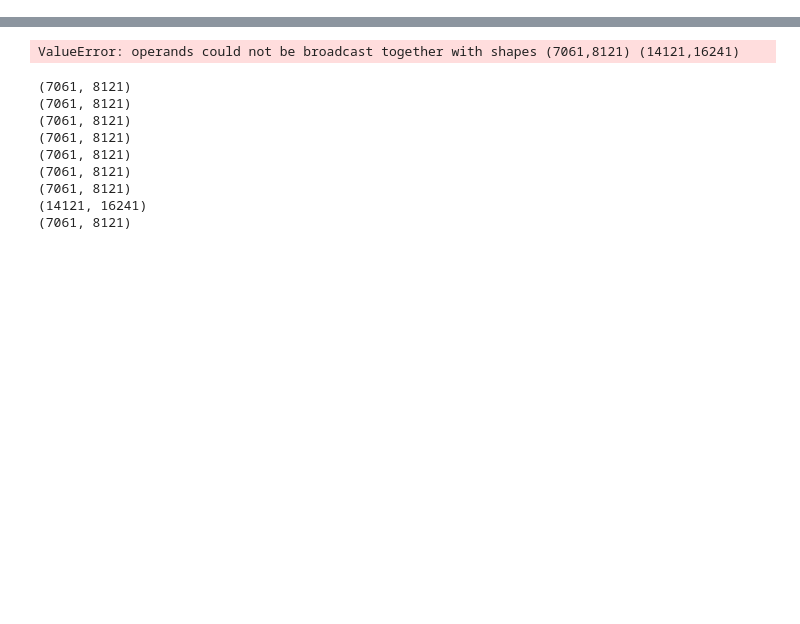
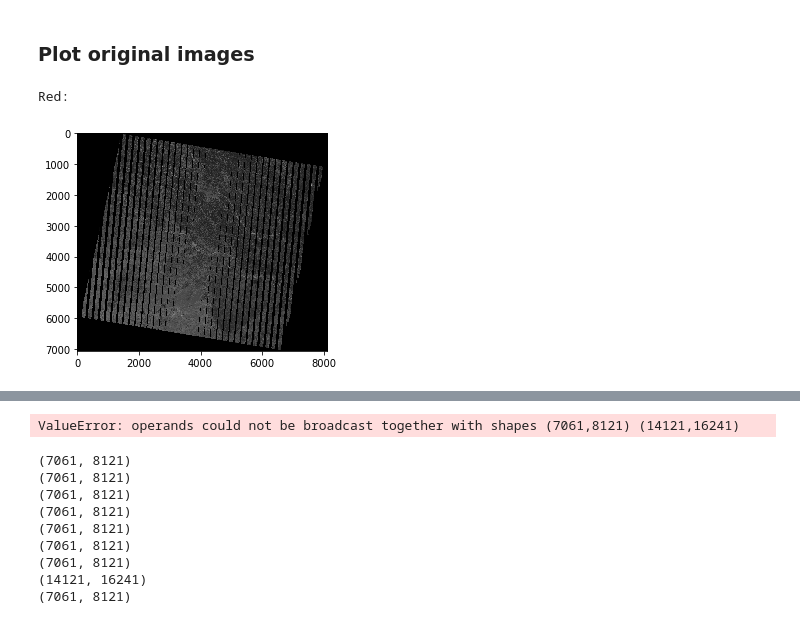
Before and after one commit to pixxelai/ai, a Jupyter notebook: Non_crop_pixel_removal.ipynb, the cells around one changed output, grey strips where cells are left out. Saved outputs shown, nothing was run; the diff lists cells and outputs as text; code cells hidden in the pictures; blank space fills up the shorter version.

```diff
--- a/Non_crop_pixel_removal.ipynb
+++ b/Non_crop_pixel_removal.ipynb
@@ -36,0 +57,9 @@ plt.show()
+# %% [markdown]
+### Plot original images
+# %%
+print('Red:')
+plt.imshow(data_dict['B3'], cmap = 'gray')
+plt.show()
+# %% [output]
+Red:
+[figure, added]
```
Also changed, not shown: parts of 18 cells of this notebook.
